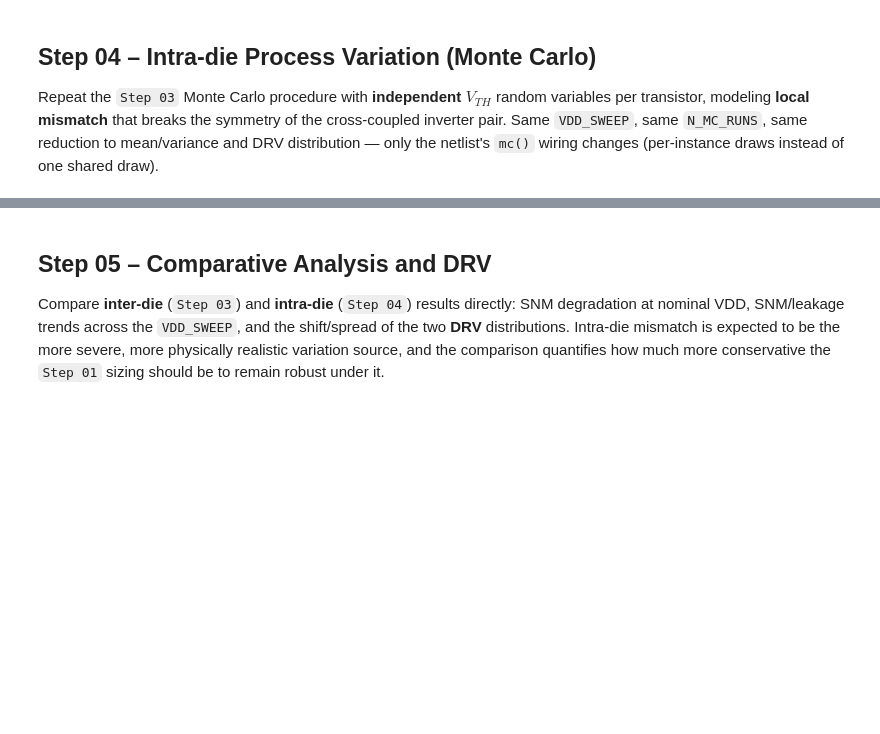
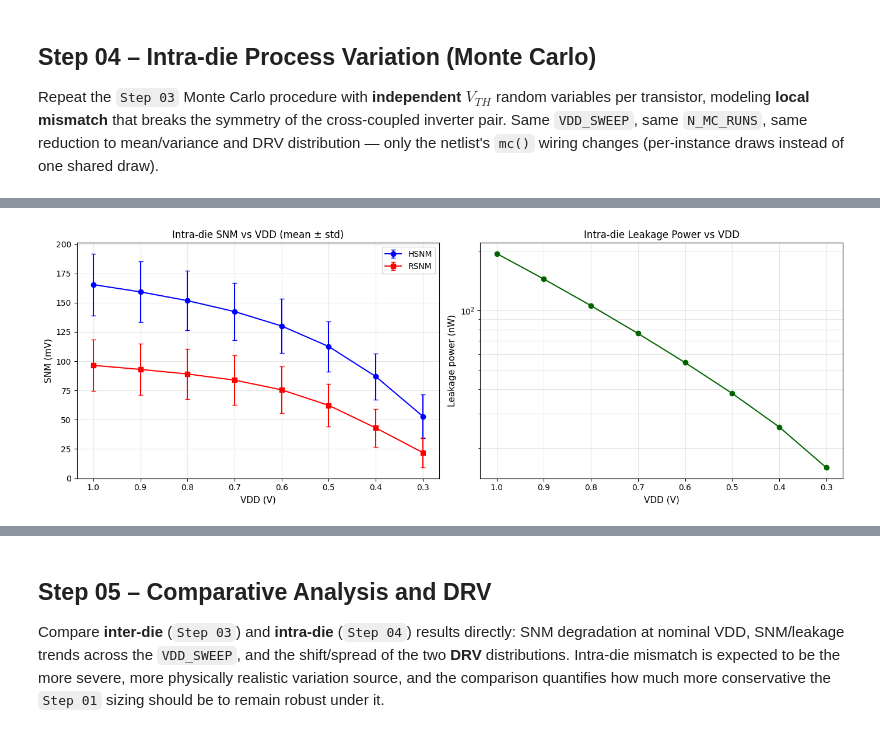
Before and after one commit to XBlayz/Low_power-projects, a Jupyter notebook: notebooks/project-02.ipynb, the cells around one changed output, grey strips where cells are left out. Saved outputs shown, nothing was run; the diff lists cells and outputs as text; code cells hidden in the pictures; blank space fills up the shorter version.

```diff
--- a/notebooks/project-02.ipynb
+++ b/notebooks/project-02.ipynb
@@ -1,5 +1,6 @@
 # %%
 # --- SETUP: IMPORTS AND CONFIGURATION ---
+import math
 from pathlib import Path
 from typing import Callable, Union
 
@@ -10,6 +11,8 @@ import matplotlib.patches as patches
 from PyLTSpice import SimRunner, SpiceEditor, RawRead
 from PyLTSpice.log.ltsteps import LTSpiceLogReader
 
+from joblib import Memory
+
 # --- Setup ---
 pd.set_option('display.float_format', '{:.5f}'.format)
 
@@ -18,8 +21,10 @@ PROJECT_ROOT       = Path("..").resolve()
 PROJECT_SIM_FOLDER = PROJECT_ROOT / "res" / "srcs" / "project-02"
 OUTPUT_SIM_FOLDER  = PROJECT_ROOT / "notebooks" / "output" / "project-02" / "sim"
 OUTPUT_FIG_FOLDER  = PROJECT_ROOT / "notebooks" / "output" / "project-02" / "fig"
+CACHE_FOLDER = PROJECT_ROOT / "notebooks" / "output" / "project-02" / "cache"
 OUTPUT_SIM_FOLDER.mkdir(parents=True, exist_ok=True)
 OUTPUT_FIG_FOLDER.mkdir(parents=True, exist_ok=True)
+CACHE_FOLDER.mkdir(parents=True, exist_ok=True)
 
 # --- LTspice runner (update path to match your installation) ---
 LTSPICE_EXE = r"D:\Softwares\ADI\LTspiceXVII\XVIIx64.exe"
@@ -30,11 +35,14 @@ runner = SimRunner(
 )
 
 # --- Project constants ---
-VDD_NOM   = 1.0   # nominal supply voltage [V]
-W_MIN     = 120e-9  # technology minimum channel width [m] (consistent with project-01 NMOS sizing)
-RSNM_TARGET = 0.120  # target READ SNM robustness threshold [V]  (STEP 1)
-VDD_SWEEP = np.round(np.arange(1.0, 0.35, -0.1), 2)  # VDD sweep 1.0V -> 0.4V @ 0.1V  (STEP 3, STEP 4)
-N_MC_RUNS = 2500  # Monte Carlo runs per VDD step  (STEP 3, STEP 4)
+VDD_NOM   = 1.0                         # Nominal supply voltage [V]
+W_MIN     = 120e-9                      # Technology minimum channel width [m] (consistent with project-01 NMOS sizing)
+RSNM_TARGET = 0.120                     # Target READ SNM robustness threshold [V]  (STEP 1)
+VDD_SWEEP = np.arange(1.0, 0.2, -0.1)   # VDD sweep 1.0V -> 0.3V @ 0.1V  (STEP 3, STEP 4)
+N_MC_RUNS = 2500                        # Monte Carlo runs per VDD step  (STEP 3, STEP 4)
+SNM_FAILURE_THRESHOLD = 0.060           # SNM failure threshold (STEP 3, STEP 4)
+
+N_PARALLEL_WORKERS = 6  # matches parallel_sims already set on `runner`
 
 # --- Helper functions ---
 def _transform_dataframe(
@@ -882,16 +1126,21 @@ for vdd in VDD_SWEEP:
 # %%
 # --- STEP 04.2: EXTRACT PER-RUN MEASUREMENTS AND REDUCE TO MEAN/VARIANCE ---
+# HSNM is read from the HOLD log's `snm_raw`, RSNM from the paired READ
+# log's `snm_raw` (same run index, same dvth draw), leakage from the HOLD
+# log only (READ state carries active access-transistor current, not a
+# pure leakage figure). Both SNM measurements are the raw Seevinck diagonal
+# and are scaled by cos(45deg) here to keep the .meas expressions simple.
 
 intradie_rows = []
-intradie_raw_snm = {}
+intradie_raw_snm = {}   # per-VDD raw (unreduced) SNM/leakage arrays, for distribution plots
 
 for vdd in VDD_SWEEP:
     data_hold = LTSpiceLogReader(intradie_logs_hold[vdd].as_posix()) # pyright: ignore[reportOptionalMemberAccess]
     data_read = LTSpiceLogReader(intradie_logs_read[vdd].as_posix()) # pyright: ignore[reportOptionalMemberAccess]
 
     leakage_arr = _extract_step_array(data_hold, "leakage")
-    hsnm_arr    = _extract_step_array(data_hold, "snm_raw") * np.cos(np.deg2rad(45))
-    rsnm_arr    = _extract_step_array(data_read, "snm_raw") * np.cos(np.deg2rad(45))
+    hsnm_arr    = _extract_step_array(data_hold, "snm") * np.cos(np.deg2rad(45))
+    rsnm_arr    = _extract_step_array(data_read, "snm") * np.cos(np.deg2rad(45))
 
     intradie_raw_snm[vdd] = {"leakage": leakage_arr, "hsnm": hsnm_arr, "rsnm": rsnm_arr}
 
@@ -949,32 +1261,34 @@ print(f"Intra-die DRV extracted for {len(drv_intradie_valid)}/{n_runs_max_intra}
 # %%
 # --- STEP 04.4: PLOT MEAN +/- STD OF HSNM, RSNM, AND LEAKAGE VS VDD ---
 
 fig, (ax1, ax2) = plt.subplots(1, 2, figsize=(14, 5))
 
-hsnm_std_intra = np.sqrt(df_intradie["hsnm_var"])
-rsnm_std_intra = np.sqrt(df_intradie["rsnm_var"])
+hsnm_std = np.sqrt(df_intradie["hsnm_var"])
+rsnm_std = np.sqrt(df_intradie["rsnm_var"])
 
-ax1.errorbar(df_intradie["vdd"], df_intradie["hsnm_mean"] * 1e3, yerr=hsnm_std_intra * 1e3,
+ax1.errorbar(df_intradie["vdd"], df_intradie["hsnm_mean"] * 1e3, yerr=hsnm_std * 1e3,
              fmt="o-", color="blue", label="HSNM", capsize=3)
-ax1.errorbar(df_intradie["vdd"], df_intradie["rsnm_mean"] * 1e3, yerr=rsnm_std_intra * 1e3,
+ax1.errorbar(df_intradie["vdd"], df_intradie["rsnm_mean"] * 1e3, yerr=rsnm_std * 1e3,
              fmt="s-", color="red", label="RSNM", capsize=3)
 ax1.set_xlabel("VDD (V)", fontsize=11)
 ax1.set_ylabel("SNM (mV)", fontsize=11)
 ax1.set_title("Intra-die SNM vs VDD (mean ± std)", fontsize=12)
 ax1.legend()
 ax1.grid(True, alpha=0.3)
 ax1.invert_xaxis()
 
 ax2.plot(df_intradie["vdd"], df_intradie["leakage_mean"] * 1e9, "o-", color="darkgreen")
 ax2.set_xlabel("VDD (V)", fontsize=11)
 ax2.set_ylabel("Leakage power (nW)", fontsize=11)
 ax2.set_title("Intra-die Leakage Power vs VDD", fontsize=12)
 ax2.set_yscale("log")
 ax2.grid(True, which="both", alpha=0.3)
 ax2.invert_xaxis()
 
 plt.tight_layout()
 plt.savefig(OUTPUT_FIG_FOLDER / "step04_intradie_stats_vs_vdd.png", dpi=300)
 plt.show()
+# %% [output]
+[figure, added]
 # %%
 # --- STEP 04.5: PLOT SNM DISTRIBUTIONS AT EACH VDD STEP ---
```
Also changed, not shown: parts of 12 cells of this notebook, 5 other files.
